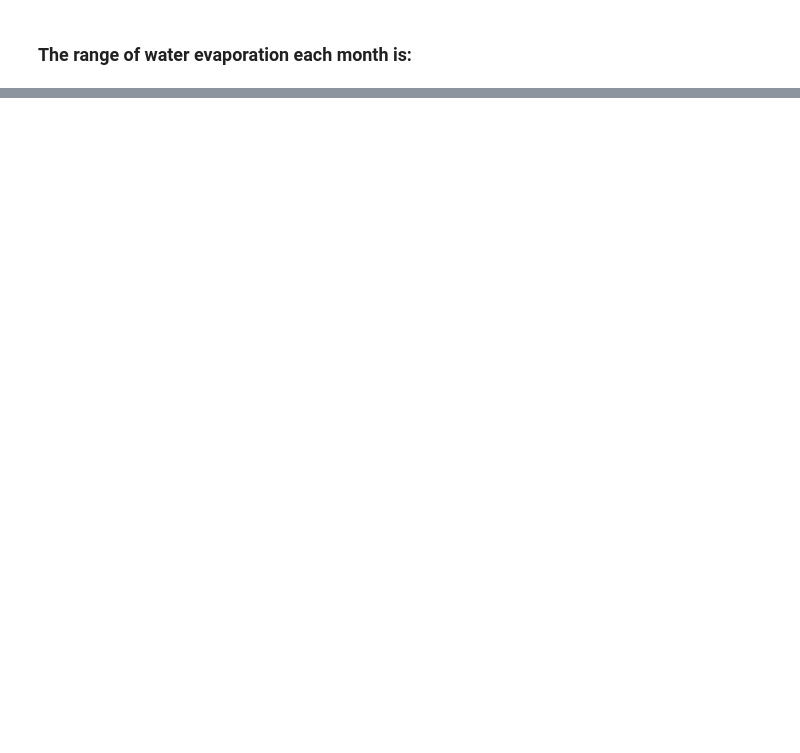
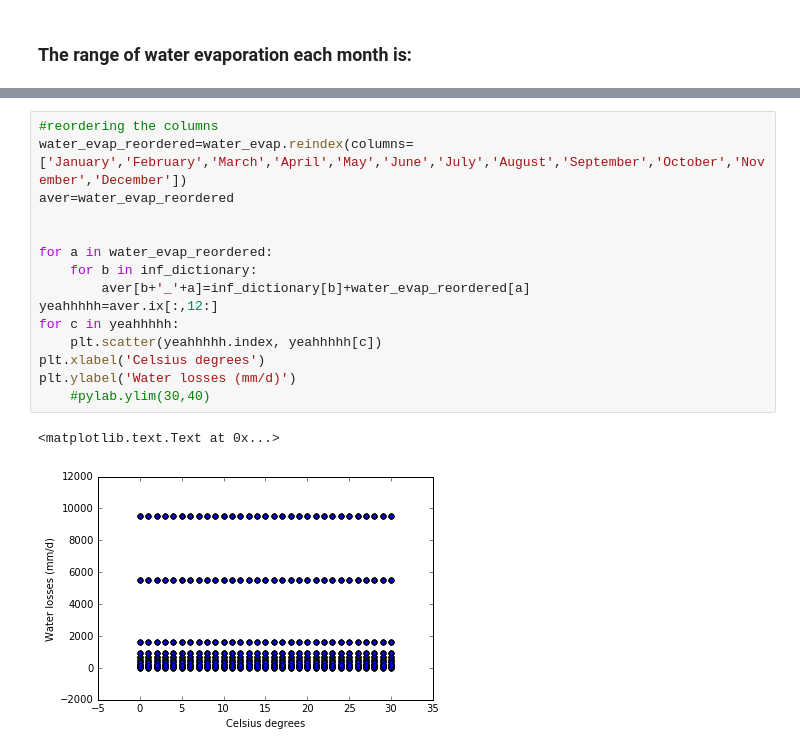
Before and after one commit to IFuentesSR/ET, a Jupyter notebook: ET0.ipynb, the cells around one changed output, grey strips where cells are left out. Drawn from its saved outputs; the diff is of its cells as text; blank space fills up the shorter version.

```diff
--- a/ET0.ipynb
+++ b/ET0.ipynb
@@ -692,0 +729,18 @@ list(clean.columns.values) #returns the column names in clean datadrame
+# %%
+#reordering the columns
+water_evap_reordered=water_evap.reindex(columns=['January','February','March','April','May','June','July','August','September','October','November','December'])
+aver=water_evap_reordered
+
+
+for a in water_evap_reordered:
+    for b in inf_dictionary:
+        aver[b+'_'+a]=inf_dictionary[b]+water_evap_reordered[a]
+yeahhhhh=aver.ix[:,12:]
+for c in yeahhhhh:
+    plt.scatter(yeahhhhh.index, yeahhhhh[c])
+plt.xlabel('Celsius degrees')
+plt.ylabel('Water losses (mm/d)')
+    #pylab.ylim(30,40)
+# %% [output]
+<matplotlib.text.Text at 0x...>
+[figure, added]
```
Also changed, not shown: parts of 9 cells of this notebook, 1 other file.
